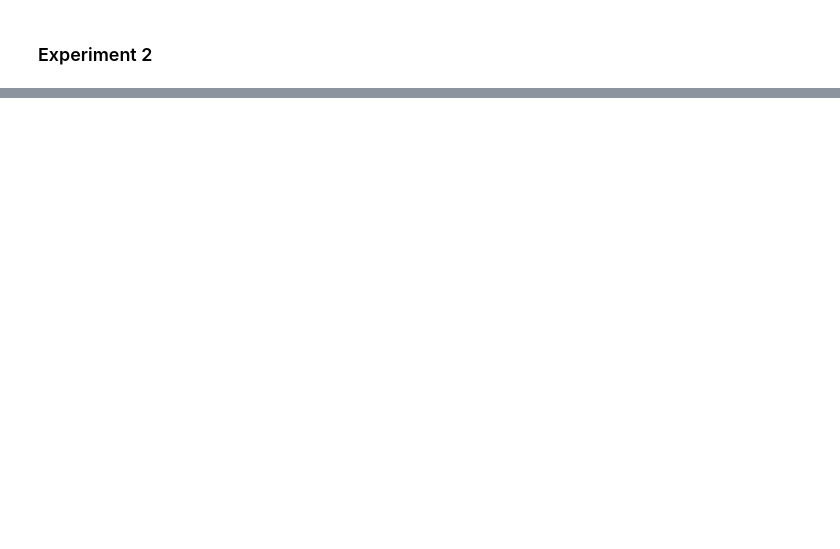
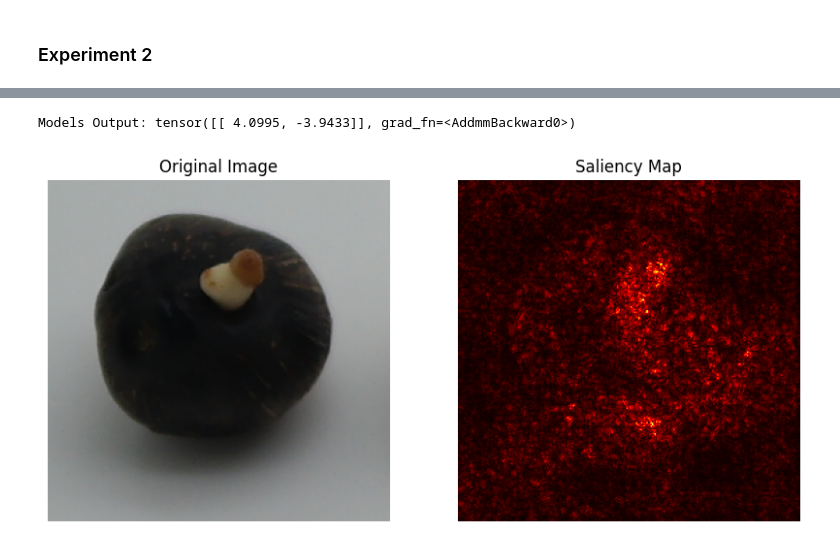
Before and after one commit to malvibid/COMP3029-Computer-Vision, a Jupyter notebook: COMP3029_Computer_Vision_Coursework.ipynb, the cells around one changed output, grey strips where cells are left out. Cells and saved outputs as stored; diff of their text form; code cells hidden in the pictures; blank space fills up the shorter version.

```diff
--- a/COMP3029_Computer_Vision_Coursework.ipynb
+++ b/COMP3029_Computer_Vision_Coursework.ipynb
@@ -998,0 +1298,5 @@ Run history:
+# %%
+generate_saliency_map(model, bad_seed_img_path)
+# %% [output]
+Models Output: tensor([[ 4.0995, -3.9433]], grad_fn=<AddmmBackward0>)
+[figure, added]
```
Also changed, not shown: parts of 64 cells of this notebook.
